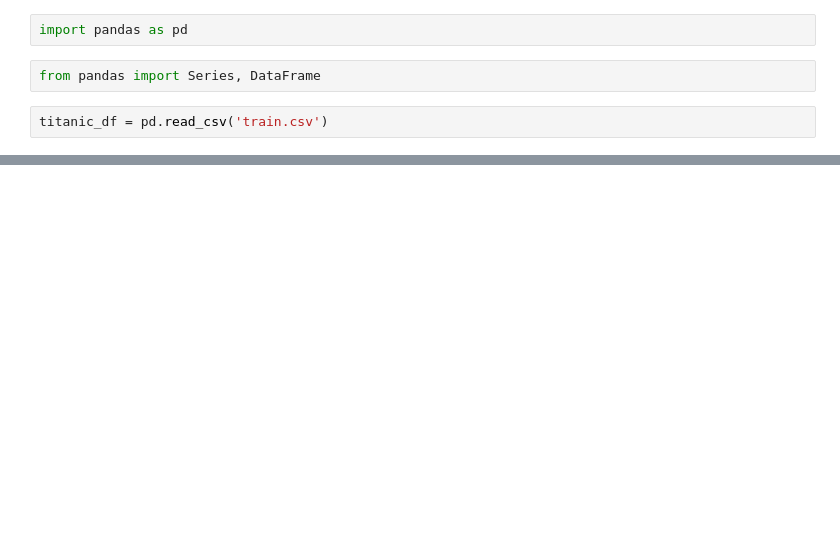
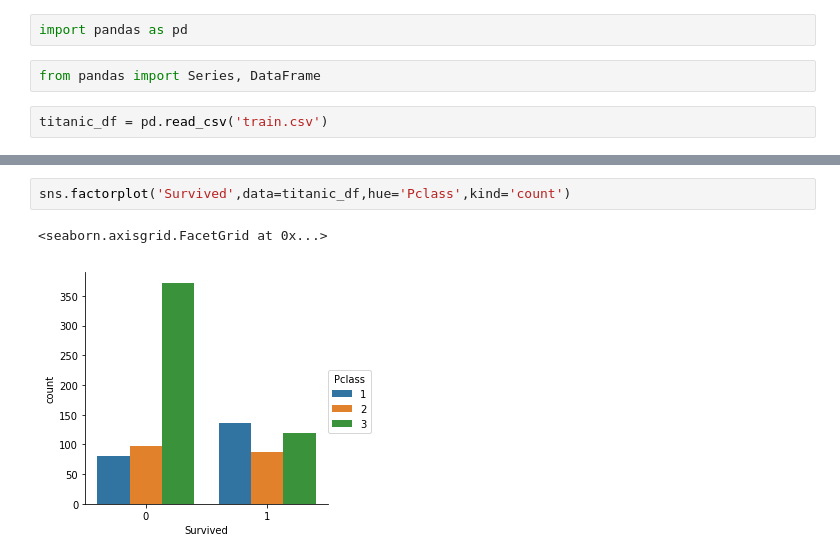
Before and after one commit to raviverma16/jupyter_ml_titaninc, a Jupyter notebook: titanic_n.ipynb, the cells around one changed output, grey strips where cells are left out. Drawn from its saved outputs; the diff is of its cells as text; blank space fills up the shorter version.

```diff
--- a/titanic_n.ipynb
+++ b/titanic_n.ipynb
@@ -15,0 +36,5 @@ titanic_df.head()
+# %%
+sns.factorplot('Survived',data=titanic_df,hue='Pclass',kind='count')
+# %% [output]
+<seaborn.axisgrid.FacetGrid at 0x...>
+[figure, added]
```
Also changed, not shown: parts of 30 cells of this notebook.
